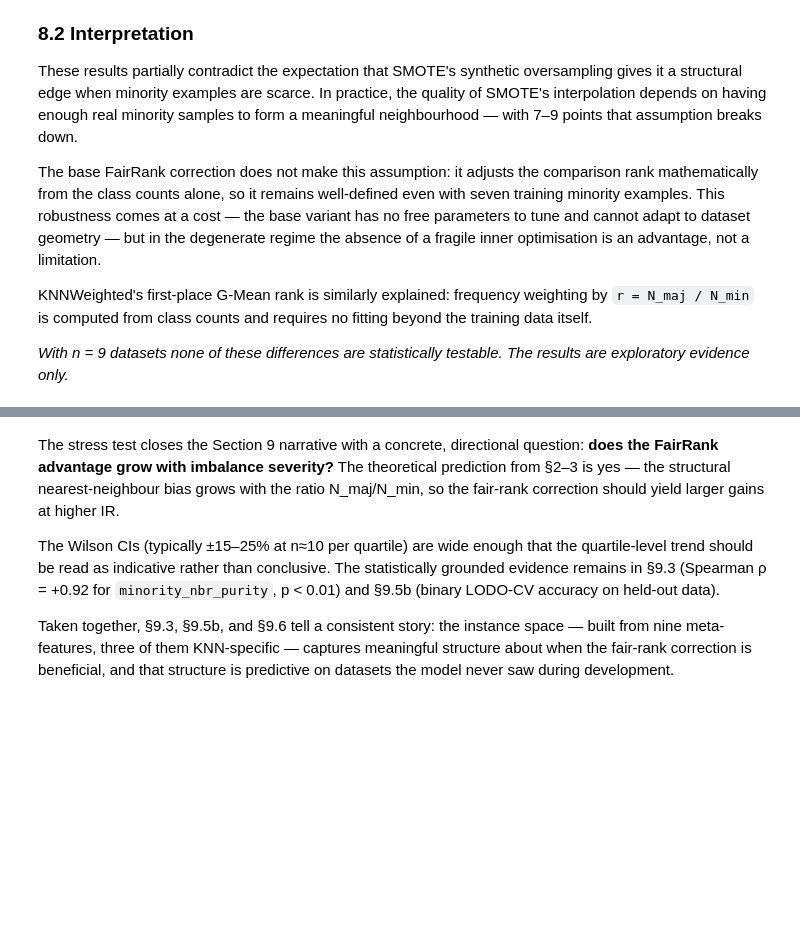
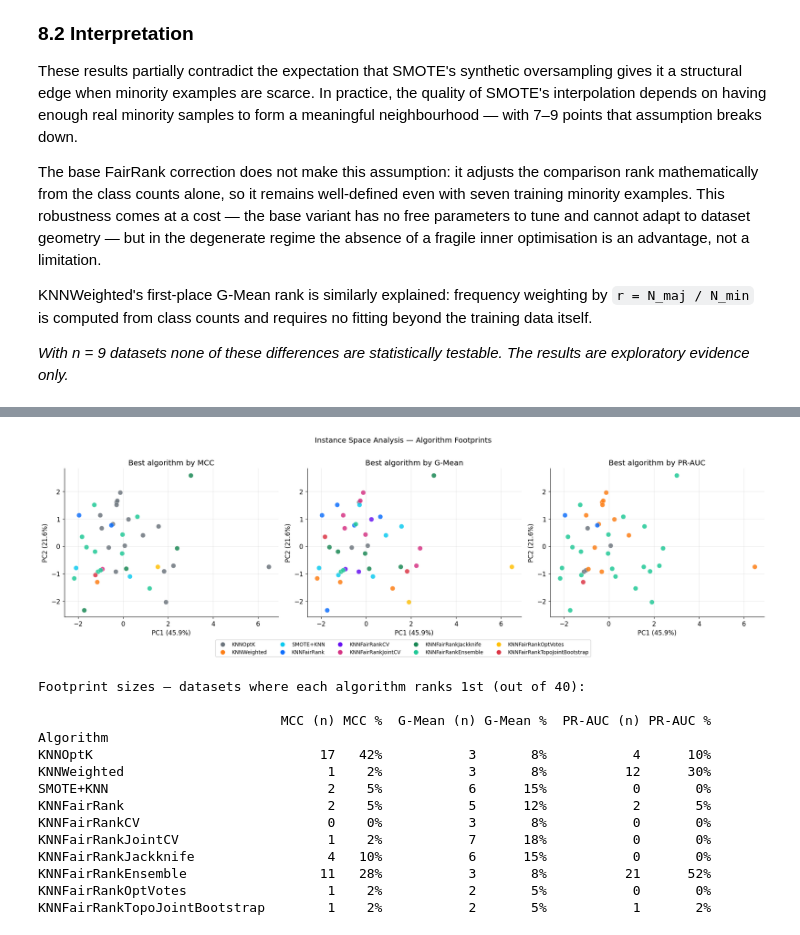
Before and after one commit to zepaulo333/knn_classimbalance, a Jupyter notebook: notebooks/entrega_final.ipynb, the cells around one changed output, grey strips where cells are left out. Saved outputs shown, nothing was run; the diff lists cells and outputs as text; code cells hidden in the pictures; blank space fills up the shorter version.

```diff
--- a/notebooks/entrega_final.ipynb
+++ b/notebooks/entrega_final.ipynb
@@ -1728,6 +1112,71 @@ Note: CIs are wide (±15–25%) at n≈10. Treat quartile trends as indicative.
-# %% [markdown]
-The stress test closes the Section 9 narrative with a concrete, directional question: **does the FairRank advantage grow with imbalance severity?** The theoretical prediction from §2–3 is yes — the structural nearest-neighbour bias grows with the ratio N_maj/N_min, so the fair-rank correction should yield larger gains at higher IR.
-
-The Wilson CIs (typically ±15–25% at n≈10 per quartile) are wide enough that the quartile-level trend should be read as indicative rather than conclusive. The statistically grounded evidence remains in §9.3 (Spearman ρ = +0.92 for `minority_nbr_purity`, p < 0.01) and §9.5b (binary LODO-CV accuracy on held-out data).
-
-Taken together, §9.3, §9.5b, and §9.6 tell a consistent story: the instance space — built from nine meta-features, three of them KNN-specific — captures meaningful structure about when the fair-rank correction is beneficial, and that structure is predictive on datasets the model never saw during development.
+# %%
+# ── 9.2 Winner per dataset per metric, then footprint plots ──────────────
+_ISA_METRICS = [("mcc", "MCC"), ("g_mean", "G-Mean"), ("pr_auc", "PR-AUC")]
+
+_win_df = isa_meta[["dataset", "PC1", "PC2"]].copy()
+for _m, _ in _ISA_METRICS:
+    _pivot = agg_all.pivot(index="dataset", columns="algorithm", values=_m)
+    _winners = _pivot.idxmax(axis=1)
+    _winners.name = _m + "_winner"
+    _win_df = _win_df.merge(_winners.reset_index(), on="dataset", how="left")
+
+# ── Footprint plot ────────────────────────────────────────────────────────
+fig, axes = plt.subplots(1, 3, figsize=(18, 5))
+for ax, (_m, _label) in zip(axes, _ISA_METRICS):
+    for algo in ALGOS:
+        mask = _win_df[_m + "_winner"] == algo
+        if not mask.any():
+            continue
+        sub = _win_df[mask]
+        ax.scatter(sub["PC1"], sub["PC2"], color=PALETTE[algo],
+                   s=70, alpha=0.85, edgecolors="white", linewidths=0.4, label=algo)
+    ax.set_xlabel(f"PC1 ({_isa_var[0]:.1%})")
+    ax.set_ylabel(f"PC2 ({_isa_var[1]:.1%})")
+    ax.set_title(f"Best algorithm by {_label}")
+
+_foot_algos = [a for a in ALGOS
+               if any((_win_df[m + "_winner"] == a).any() for m, _ in _ISA_METRICS)]
+_foot_handles = [
+    plt.Line2D([0], [0], marker='o', color='w', markerfacecolor=PALETTE[a],
+               markersize=9, label=a)
+    for a in _foot_algos
+]
+fig.legend(handles=_foot_handles, loc="lower center", ncol=5,
+           bbox_to_anchor=(0.5, -0.08), fontsize=9, frameon=True)
+plt.suptitle("Instance Space Analysis — Algorithm Footprints", fontsize=13, y=1.01)
+plt.tight_layout()
+plt.savefig("results/figures/isa_footprints.png", bbox_inches="tight")
+plt.show()
+
+# ── Footprint size table ──────────────────────────────────────────────────
+_n_ds = len(_win_df)
+_fp_rows = []
+for algo in ALGOS:
+    row = {"Algorithm": algo}
+    for _m, _label in _ISA_METRICS:
+        cnt = int((_win_df[_m + "_winner"] == algo).sum())
+        row[f"{_label} (n)"] = cnt
+        row[f"{_label} %"] = f"{100 * cnt / _n_ds:.0f}%"
+    _fp_rows.append(row)
+
+_fp_df = pd.DataFrame(_fp_rows).set_index("Algorithm")
+_count_cols = [f"{l} (n)" for _, l in _ISA_METRICS]
+_fp_df = _fp_df[_fp_df[_count_cols].sum(axis=1) > 0]
+print(f"Footprint sizes — datasets where each algorithm ranks 1st (out of {_n_ds}):\n")
+print(_fp_df.to_string())
+# %% [output]
+[figure, added]
+Footprint sizes — datasets where each algorithm ranks 1st (out of 40):
+
+                               MCC (n) MCC %  G-Mean (n) G-Mean %  PR-AUC (n) PR-AUC %
+Algorithm
+KNNOptK                             17   42%           3       8%           4      10%
+KNNWeighted                          1    2%           3       8%          12      30%
+SMOTE+KNN                            2    5%           6      15%           0       0%
+KNNFairRank                          2    5%           5      12%           2       5%
+KNNFairRankCV                        0    0%           3       8%           0       0%
+KNNFairRankJointCV                   1    2%           7      18%           0       0%
+KNNFairRankJackknife                 4   10%           6      15%           0       0%
+KNNFairRankEnsemble                 11   28%           3       8%          21      52%
+KNNFairRankOptVotes                  1    2%           2       5%           0       0%
+KNNFairRankTopoJointBootstrap        1    2%           2       5%           1       2%
```
Also changed, not shown: parts of 23 cells of this notebook, 11 other files.
